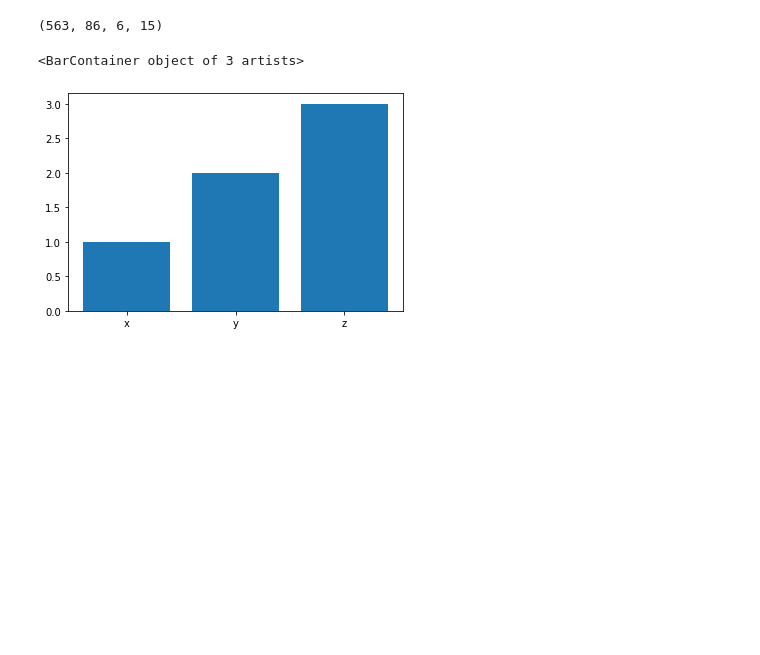
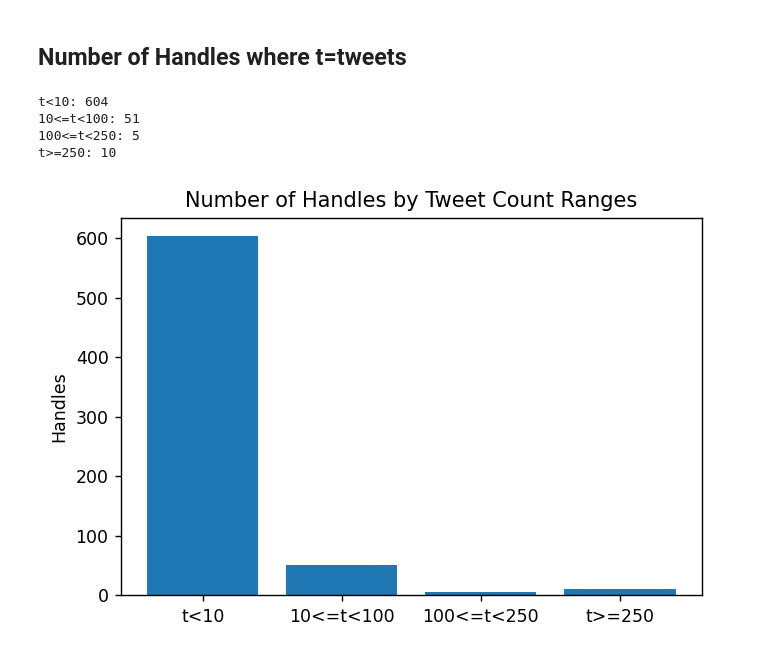
Before and after one commit to BrockDSL/ARCH_Data_Explore, a Jupyter notebook: Twitter_Data_Explore_and_Export.ipynb, the cells around one changed output. Drawn from its saved outputs; the diff is of its cells as text; code cells hidden in the pictures; blank space fills up the shorter version.

```diff
--- a/Twitter_Data_Explore_and_Export.ipynb
+++ b/Twitter_Data_Explore_and_Export.ipynb
@@ -17,0 +55,4 @@ Total Number of total records in dataset:  17111
+# %%
+#Remove duplicate tweets
+archive_data = archive_data.drop_duplicates(subset=['handle','text'],keep='last')
+print("Total Number of total unique tweets in dataset: ",len(archive_data))
@@ -20,7 +63,8 @@ Twitter handles captured in dataset:
 # %%
-ax = archive_data.groupby("handle")["url"].count().sort_values(ascending=False)[:15].plot(kind='barh')
-ax.set_title("Top Ten Handles")
+ax = archive_data.groupby("handle")["url"].count().sort_values(ascending=False)[:10].plot(kind='barh')
+ax.set_title("Top Ten Handles by Tweets")
 ax.set_ylabel("Handles")
 ax.set_xlabel("Number of Tweets")
+plt.rcParams['figure.dpi'] = 150
 plt.show()
 # %% [output]
@@ -31,13 +75,29 @@ u10 = res[res<10]
 u100 = res[(res>=10) & (res<100)]
 u250 = res[(res>=100) & (res<250)]
 oe250 = res[res>=250]
+
 counts = u10.count(), u100.count(), u250.count(), oe250.count()
-counts
+labels = ["t<10","10<=t<100","100<=t<250", "t>=250"]
+cstat="t<10: {}\n\
+10<=t<100: {}\n\
+100<=t<250: {}\n\
+t>=250: {}".format(*counts)
-# %% [output]
-(563, 86, 6, 15)
+# %% [markdown]
+## Number of Handles where t=tweets
+# %%
+print(cstat)
+# %% [output]
+t<10: 604
+10<=t<100: 51
+100<=t<250: 5
+t>=250: 10
 # %%
-plt.bar(["x","y","z"],[1,2,3])
+plt.rcParams['figure.dpi'] = 125
+fig, ax = plt.subplots()
+ax.set_title('Number of Handles by Tweet Count Ranges')
+ax.set_ylabel('Handles')
+ax.bar(labels,counts)
+plt.show()
 # %% [output]
-<BarContainer object of 3 artists>
-[figure, old version]
+[figure, new version]
 # %%
```
Also changed, not shown: parts of 29 cells of this notebook.
